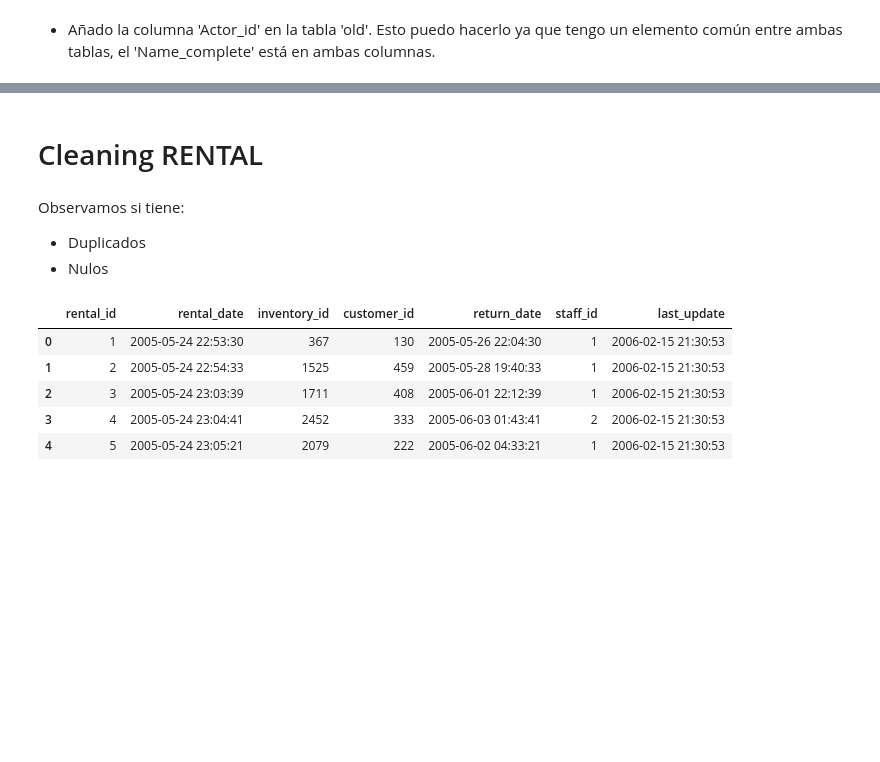
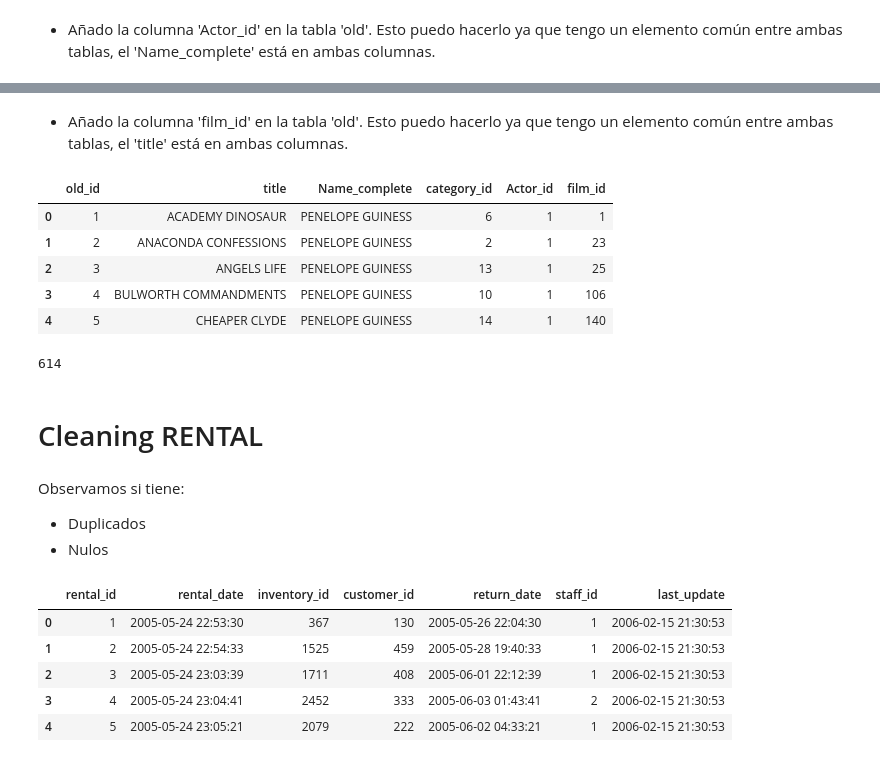
Before and after one commit to SaraPazo/Project_SQL-, a Jupyter notebook: your_code/Cleaning_SQL.ipynb, the cells around one changed output, grey strips where cells are left out. Cells and saved outputs as stored; diff of their text form; code cells hidden in the pictures; blank space fills up the shorter version.

```diff
--- a/your_code/Cleaning_SQL.ipynb
+++ b/your_code/Cleaning_SQL.ipynb
@@ -698,9 +696,25 @@ old.head()
+# %% [markdown]
+- Añado la columna 'film_id' en la tabla 'old'. Esto puedo hacerlo ya que tengo un elemento común entre ambas tablas, el 'title' está en ambas columnas.
+# %%
+old = old.merge(film_df[['title', 'film_id']], on = 'title', how = 'left')
+old.head()
+# %% [output]
+|  | old_id | title | Name_complete | category_id | Actor_id | film_id |
+| 0 | 1 | ACADEMY DINOSAUR | PENELOPE GUINESS | 6 | 1 | 1 |
+| 1 | 2 | ANACONDA CONFESSIONS | PENELOPE GUINESS | 2 | 1 | 23 |
+| 2 | 3 | ANGELS LIFE | PENELOPE GUINESS | 13 | 1 | 25 |
+| 3 | 4 | BULWORTH COMMANDMENTS | PENELOPE GUINESS | 10 | 1 | 106 |
+| 4 | 5 | CHEAPER CLYDE | PENELOPE GUINESS | 14 | 1 | 140 |
+# %%
+len(old['film_id'].unique())
+# %% [output]
+614
 # %% [markdown]
 # Cleaning RENTAL
-# %% [markdown]
-Observamos si tiene:
- - Duplicados
- - Nulos
+# %% [markdown]
+Observamos si tiene:
+ - Duplicados
+ - Nulos
 # %%
 rent.head()
 # %% [output]
```
Also changed, not shown: parts of 77 cells of this notebook, 17 other files.
